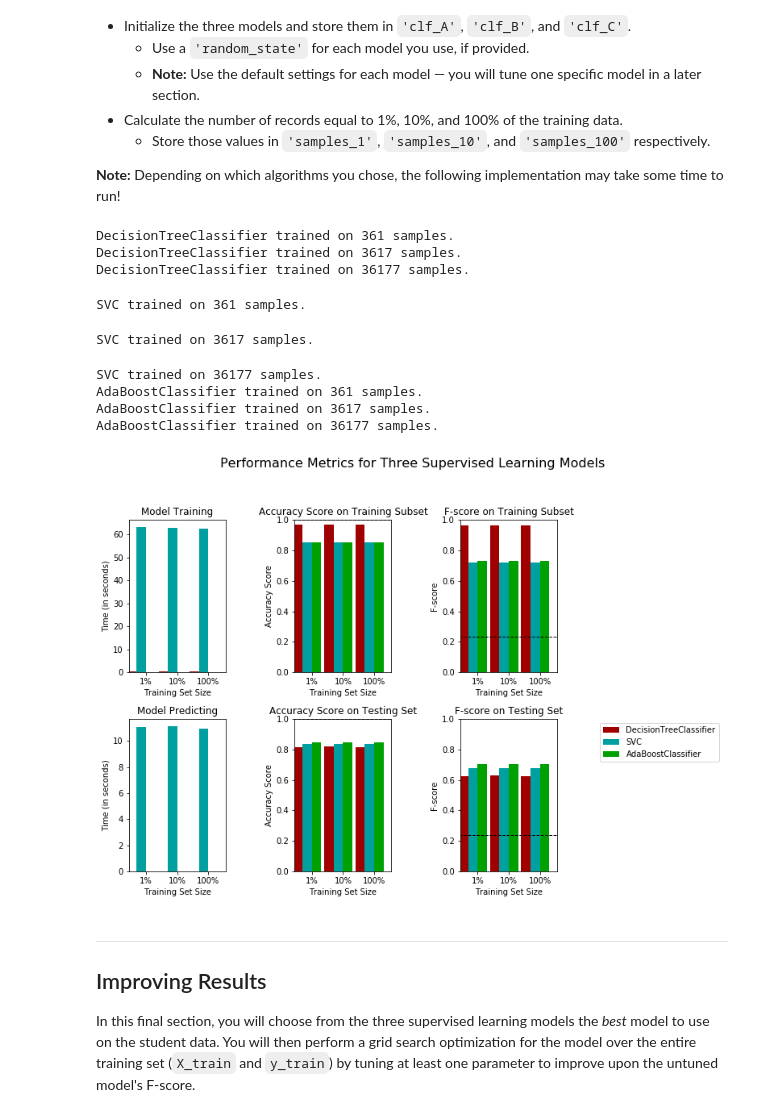
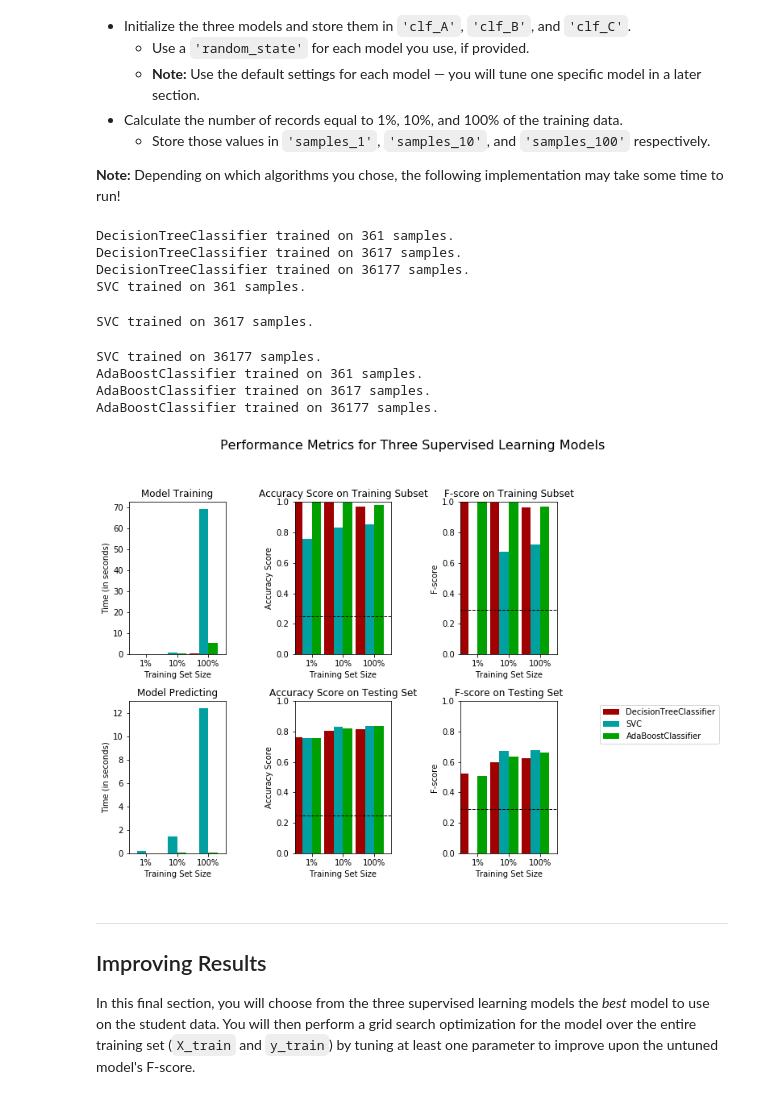
Before and after one commit to amin-amirali/udacity-ml, a Jupyter notebook: finding_donors/finding_donors.ipynb, the cells around one changed output. Saved outputs shown, nothing was run; the diff lists cells and outputs as text; code cells hidden in the pictures.

```diff
--- a/finding_donors/finding_donors.ipynb
+++ b/finding_donors/finding_donors.ipynb
@@ -254,13 +254,15 @@ FP = income.count() - TP # Specific to the naive case
 TN = 0 # No predicted negatives in the naive case
 FN = 0 # No predicted negatives in the naive case
 '''
+
+total_predictions = len(income)
 tp = np.sum(income)
-fp = income.count()
+fp = total_predictions - tp
 tn = 0
 fn = 0
 
 # DONE: Calculate accuracy, precision and recall
-accuracy = (tp + tn) / tp
+accuracy = (tp + tn) / total_predictions
 recall = tp / (tp + fn)
 precision = tp / (tp + fp)
 
@@ -344,7 +346,7 @@ def train_predict(learner, sample_size, X_train, y_train, X_test, y_test):
 
     # DONE: Fit the learner to the training data using slicing with 'sample_size' using .fit(training_features[:], training_labels[:])
     start = time() # Get start time
-    learner.fit(X_train, y_train)
+    learner = learner.fit(X_train[:sample_size], y_train[:sample_size])
     end = time() # Get end time
 
     # DONE: Calculate the training time
@@ -392,43 +394,44 @@ In the code cell, you will need to implement the following:
 # DONE: Import the three supervised learning models from sklearn
 from sklearn.tree import DecisionTreeClassifier
 from sklearn.svm import SVC
 from sklearn.ensemble import AdaBoostClassifier
 
 # DONE: Initialize the three models
-clf_A = DecisionTreeClassifier() # max_depth = 7, min_samples_leaf = 0.1
-clf_B = SVC(kernel='rbf') #, gamma=10, C=6
-clf_C = AdaBoostClassifier(base_estimator = DecisionTreeClassifier(max_depth=2), n_estimators = 4)
+clf_A = DecisionTreeClassifier(random_state=23) # max_depth = 7, min_samples_leaf = 0.1
+clf_B = SVC(kernel='rbf', random_state=23) #, gamma=10, C=6
+clf_C = AdaBoostClassifier(base_estimator = DecisionTreeClassifier(), random_state=23)
+# clf_C = AdaBoostClassifier(base_estimator = DecisionTreeClassifier(max_depth=2), n_estimators = 4, random_state=23)
 
 # TODO: Calculate the number of samples for 1%, 10%, and 100% of the training data
 # HINT: samples_100 is the entire training set i.e. len(y_train)
 # HINT: samples_10 is 10% of samples_100 (ensure to set the count of the values to be `int` and not `float`)
 # HINT: samples_1 is 1% of samples_100 (ensure to set the count of the values to be `int` and not `float`)
 samples_100 = len(y_train)
 samples_10 = int(len(y_train) * 0.1)
 samples_1 = int(len(y_train) * 0.01)
 
 # Collect results on the learners
 results = {}
 for clf in [clf_A, clf_B, clf_C]:
     clf_name = clf.__class__.__name__
     results[clf_name] = {}
     for i, samples in enumerate([samples_1, samples_10, samples_100]):
         results[clf_name][i] = \
         train_predict(clf, samples, X_train, y_train, X_test, y_test)
 
 # Run metrics visualization for the three supervised learning models chosen
 vs.evaluate(results, accuracy, fscore)
 # %% [output]
 DecisionTreeClassifier trained on 361 samples.
 DecisionTreeClassifier trained on 3617 samples.
 DecisionTreeClassifier trained on 36177 samples.
+SVC trained on 361 samples.
-SVC trained on 361 samples.
+SVC trained on 3617 samples.
-SVC trained on 3617 samples.
+SVC trained on 36177 samples.
+AdaBoostClassifier trained on 361 samples.
+AdaBoostClassifier trained on 3617 samples.
+AdaBoostClassifier trained on 36177 samples.
-SVC trained on 36177 samples.
-AdaBoostClassifier trained on 361 samples.
-AdaBoostClassifier trained on 3617 samples.
-AdaBoostClassifier trained on 36177 samples.
-[figure, old version]
+[figure, new version]
 # %% [markdown]
 ----
 ## Improving Results
```
Also changed, not shown: parts of 9 cells of this notebook, 1 other file.
